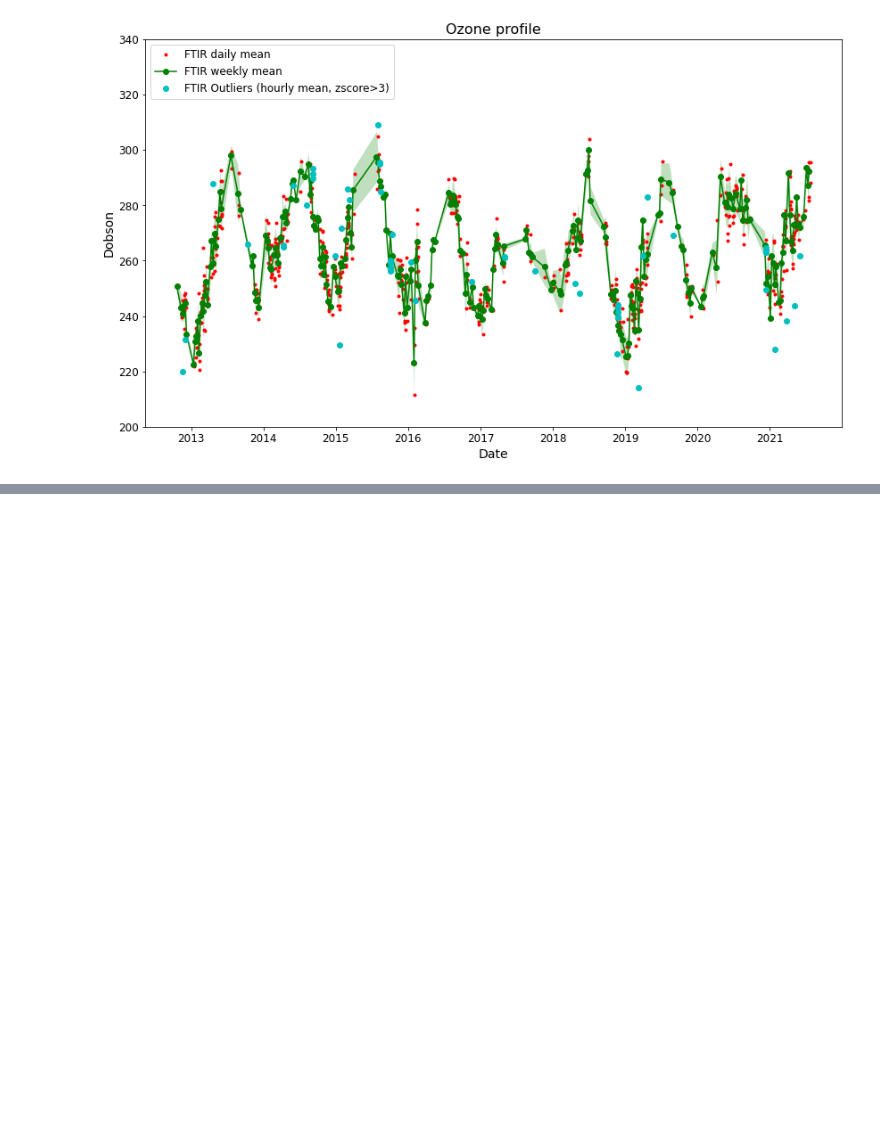
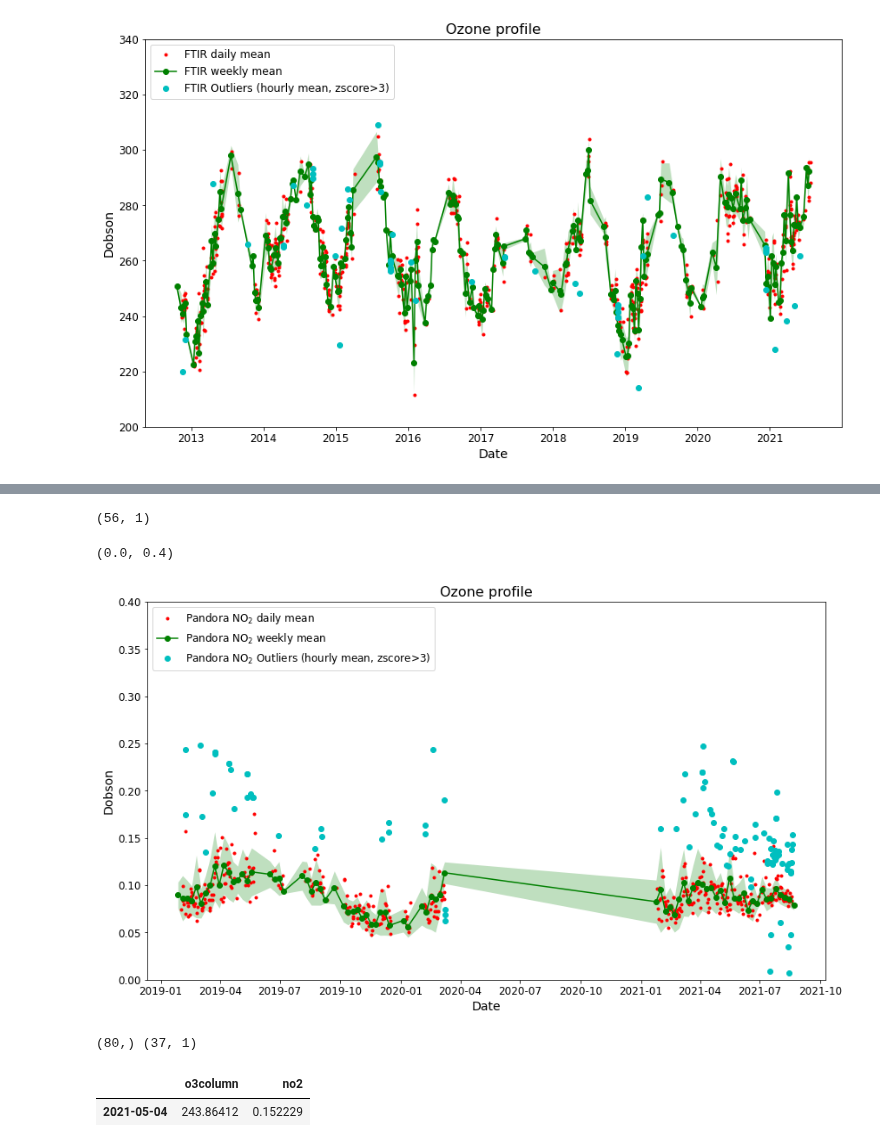
Before and after one commit to mixtli-c/cca-jupyter, a Jupyter notebook: pandonia-merra-ftir.ipynb, the cells around one changed output, grey strips where cells are left out. Cells and saved outputs as stored; diff of their text form; code cells hidden in the pictures; blank space fills up the shorter version.

Commit message:
NO2 coincidences and outliers

```diff
--- a/pandonia-merra-ftir.ipynb
+++ b/pandonia-merra-ftir.ipynb
@@ -554,0 +559,13 @@ ax0.set_ylim([200,340])
+# %%
+panno2ts_dy_mean=panno2ts.no2.resample('D').mean().dropna()
+panno2ts_dy_std=panno2ts.no2.resample('D').std().dropna()
+panno2ts_coinc_dy=pd.merge(panno2ts_dy_mean,panno2ts_dy_std,left_index=True,right_index=True)
+
+panno2ts_hr_mean=panno2ts.no2.resample('H').mean().dropna()
+panno2ts_hr_std=panno2ts.no2.resample('H').std().dropna()
+panno2ts_coinc_hr=pd.merge(panno2ts_dy_mean,panno2ts_dy_std,left_index=True,right_index=True)
+
+panno2ts_wk_mean=panno2ts.no2.resample('W', label='left').mean().dropna()
+panno2ts_wk_std=panno2ts.no2.resample('W', label='left').std().dropna()
+panno2ts_coinc_wk=pd.merge(panno2ts_wk_mean,panno2ts_wk_std,left_index=True,right_index=True)
+panno2ts_coinc_wk
@@ -554,0 +610,47 @@ ax0.set_ylim([200,340])
+# %%
+ftirts_outliers.shape
+# %% [output]
+(56, 1)
+# %%
+x1=panno2ts_coinc_dy.index
+y1=panno2ts_coinc_dy.no2_x
+x2=panno2ts_coinc_wk.index
+y2=panno2ts_coinc_wk.no2_x
+y2err=panno2ts_coinc_wk.no2_y
+x3=panno2ts_outliers.index
+y3=panno2ts_outliers
+
+f, ax0 = plt.subplots(figsize=(14,8))
+
+ax0.plot(x1, y1, '.r', label='Pandora NO$_2$ daily mean')
+ax0.plot(x2, y2, '-go', label='Pandora NO$_2$ weekly mean')
+ax0.plot(x3, y3, 'co', label='Pandora NO$_2$ Outliers (hourly mean, zscore>3)')
+ax0.fill_between(x2, y2-y2err, y2+y2err,alpha=.25, edgecolor='#3F7F4C', facecolor='g',linewidth=0)
+#ax0.errorbar(x2, y2, yerr=y2err, fmt='go')
+
+## Formatting
+#ax1.set_xticks(np.arange(0,24))
+ax0.set_xlabel('Date',size=14)
+#ax0.set_ylabel('molecule/cm$^2$',size=14)
+ax0.set_ylabel('Dobson',size=14)
+ax0.set_title("Ozone profile",size=16)
+ax0.legend(fontsize=12, loc='upper left')
+ax0.tick_params(labelsize=12)
+ax0.set_ylim([0,.4])
+# %% [output]
+(0.0, 0.4)
+[figure, added]
+# %%
+panno2ts_outliers_dy_mean=panno2ts_outliers.resample('D').mean().dropna()
+panno2ts_outliers_dy_std=panno2ts_outliers.resample('D').std().dropna()
+
+ftirts_outliers_dy_mean=ftirts_outliers.resample('D').mean().dropna()
+ftirts_outliers_dy_std=ftirts_outliers.resample('D').std().dropna()
+
+outliers_coinc_dy=pd.merge(ftirts_outliers_dy_mean,panno2ts_outliers_dy_mean,left_index=True,right_index=True)
+print(panno2ts_outliers_dy_mean.shape,ftirts_outliers_dy_mean.shape)
+outliers_coinc_dy
+# %% [output]
+(80,) (37, 1)
+|  | o3column | no2 |
+| 2021-05-04 | 243.86412 | 0.152229 |
```
Also changed, not shown: parts of 6 cells of this notebook, 1 other file.
